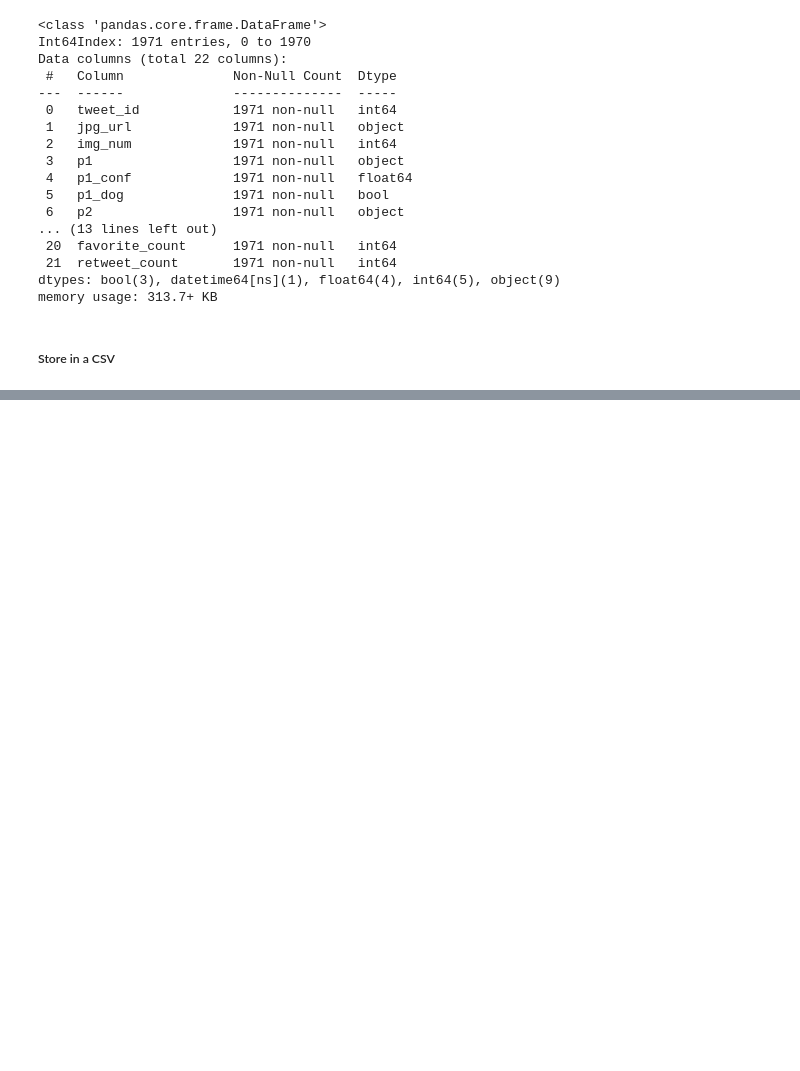
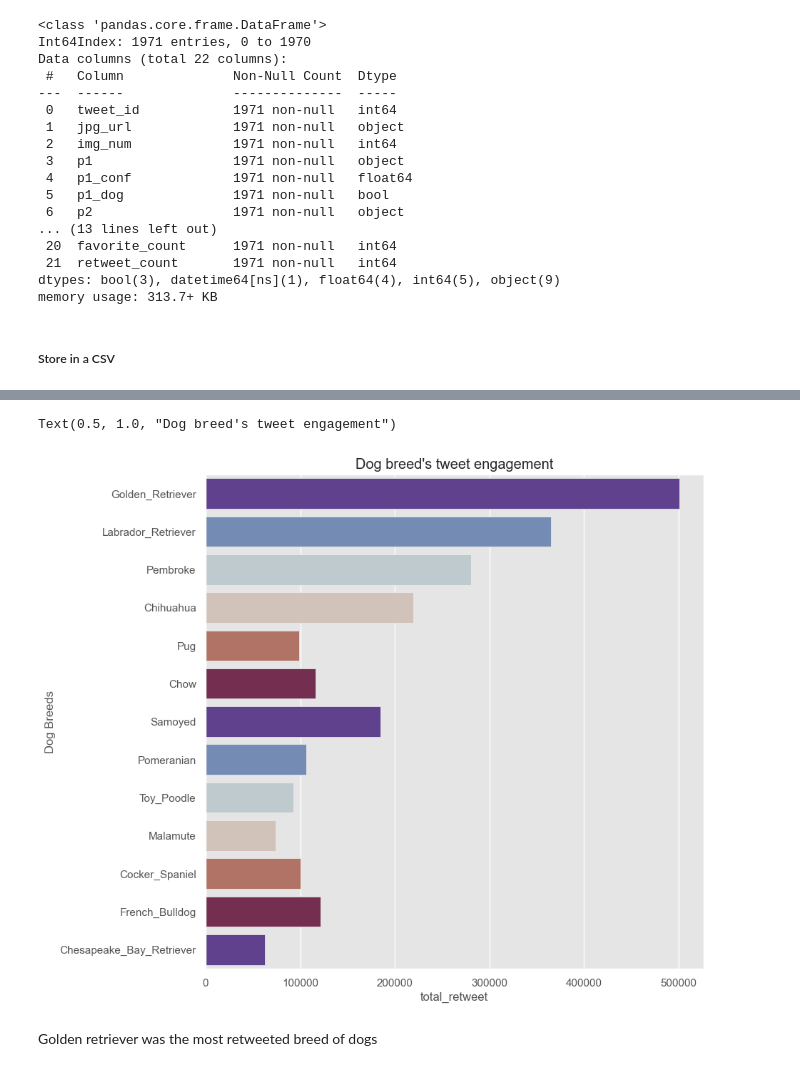
Before and after one commit to Sylvester976/We-Rate-Dogs-Wrangle-Data, a Jupyter notebook: wrangle_act.ipynb, the cells around one changed output, grey strips where cells are left out. Saved outputs shown, nothing was run; the diff lists cells and outputs as text; code cells hidden in the pictures; blank space fills up the shorter version.

```diff
--- a/wrangle_act.ipynb
+++ b/wrangle_act.ipynb
@@ -1037,0 +1248,16 @@ We_rate_dogs.to_csv('twitter_archive_master.csv',index=False)
+# %%
+#Most tweeted dog breed.
+x=breed_of_dogs.breed.value_counts().index
+y=breed_of_dogs.total_retweet
+
+my_style = sns.color_palette("twilight_shifted")
+fig, ax = plt.subplots(figsize=(9, 9))
+
+sns.barplot(x=y, y=x, palette=my_style,ax=ax)
+plt.ylabel('Dog Breeds')
+plt.title("Retweet against dog breed")
+# %% [output]
+Text(0.5, 1.0, "Dog breed's tweet engagement")
+[figure, added]
+# %% [markdown]
+Golden retriever was the most retweeted breed of dogs
```
Also changed, not shown: parts of 38 cells of this notebook.
